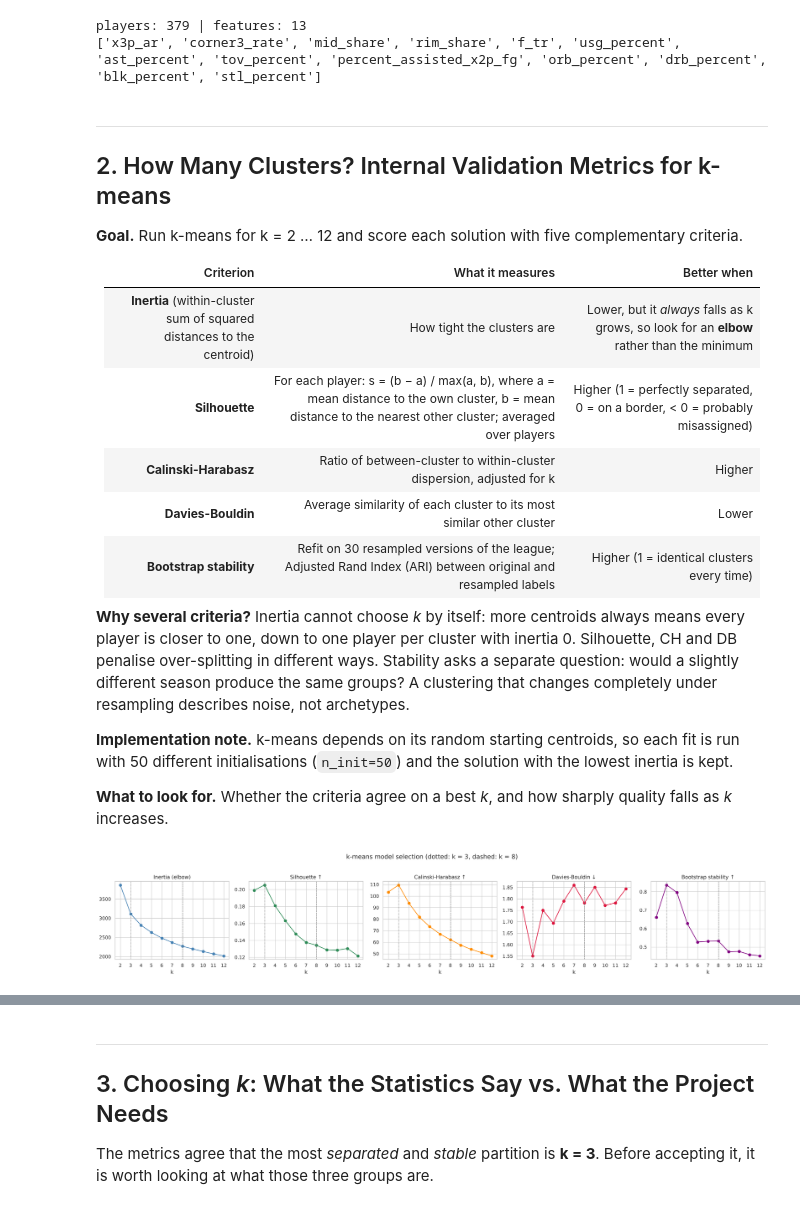
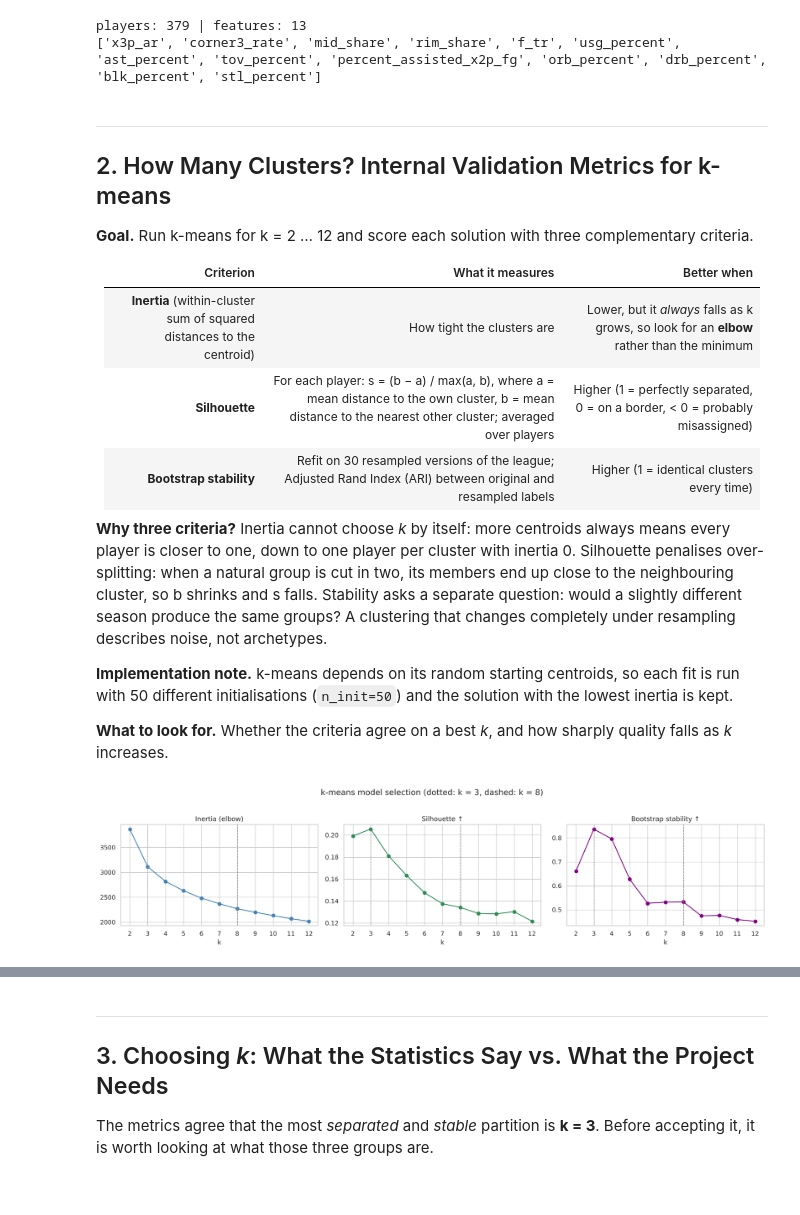
Before and after one commit to nirelkat/NBA_ModernAge_Position, a Jupyter notebook: notebooks/04_Clustering.ipynb, the cells around one changed output, grey strips where cells are left out. Saved outputs shown, nothing was run; the diff lists cells and outputs as text; code cells hidden in the pictures.

```diff
--- a/notebooks/04_Clustering.ipynb
+++ b/notebooks/04_Clustering.ipynb
@@ -81,18 +80,17 @@ players: 379 | features: 13
 ---
 ## 2. How Many Clusters? Internal Validation Metrics for k-means
 
-**Goal.** Run k-means for k = 2 … 12 and score each solution with five complementary criteria.
+**Goal.** Run k-means for k = 2 … 12 and score each solution with three complementary criteria.
 
 | Criterion | What it measures | Better when |
 |---|---|---|
 | **Inertia** (within-cluster sum of squared distances to the centroid) | How tight the clusters are | Lower, but it *always* falls as k grows, so look for an **elbow** rather than the minimum |
 | **Silhouette** | For each player: s = (b − a) / max(a, b), where a = mean distance to the own cluster, b = mean distance to the nearest other cluster; averaged over players | Higher (1 = perfectly separated, 0 = on a border, < 0 = probably misassigned) |
-| **Calinski-Harabasz** | Ratio of between-cluster to within-cluster dispersion, adjusted for k | Higher |
-| **Davies-Bouldin** | Average similarity of each cluster to its most similar other cluster | Lower |
 | **Bootstrap stability** | Refit on 30 resampled versions of the league; Adjusted Rand Index (ARI) between original and resampled labels | Higher (1 = identical clusters every time) |
 
-**Why several criteria?** Inertia cannot choose *k* by itself: more centroids always means every player is closer to
-one, down to one player per cluster with inertia 0. Silhouette, CH and DB penalise over-splitting in different ways.
+**Why three criteria?** Inertia cannot choose *k* by itself: more centroids always means every player is closer to
+one, down to one player per cluster with inertia 0. Silhouette penalises over-splitting: when a natural group is cut in two, its members end up close to the
+neighbouring cluster, so b shrinks and s falls.
 Stability asks a separate question: would a slightly different season produce the same groups? A clustering that
 changes completely under resampling describes noise, not archetypes.
 
@@ -103,32 +101,29 @@ initialisations (`n_init=50`) and the solution with the lowest inertia is kept.
 # %%
 K_RANGE = range(2, 13)
 rng = np.random.default_rng(SEED)
 rows, km_models = [], {}
 for k in K_RANGE:
     km = KMeans(n_clusters=k, n_init=50, random_state=SEED).fit(X)
     km_models[k] = km
     boot = []
     for b in range(30):
         idx = rng.choice(len(X), len(X), replace=True)
         boot.append(adjusted_rand_score(km.labels_, KMeans(n_clusters=k, n_init=10, random_state=b)
                                         .fit(X[idx]).predict(X)))
     rows.append({'k': k, 'inertia': km.inertia_, 'silhouette': silhouette_score(X, km.labels_),
-                 'calinski_harabasz': calinski_harabasz_score(X, km.labels_),
-                 'davies_bouldin': davies_bouldin_score(X, km.labels_),
                  'stability (bootstrap ARI)': np.mean(boot),
                  'cluster sizes': sorted(np.bincount(km.labels_), reverse=True)})
 metrics = pd.DataFrame(rows).set_index('k')
 
-fig, ax = plt.subplots(1, 5, figsize=(22, 4))
+fig, ax = plt.subplots(1, 3, figsize=(17, 4))
 spec = [('inertia', 'Inertia (elbow)', 'steelblue'), ('silhouette', 'Silhouette ↑', 'seagreen'),
-        ('calinski_harabasz', 'Calinski-Harabasz ↑', 'darkorange'), ('davies_bouldin', 'Davies-Bouldin ↓', 'crimson'),
         ('stability (bootstrap ARI)', 'Bootstrap stability ↑', 'purple')]
 for a, (col, title, c) in zip(ax, spec):
     a.plot(metrics.index, metrics[col], 'o-', color=c)
     a.axvline(3, color='grey', ls=':', lw=1); a.axvline(8, color='grey', ls='--', lw=1)
     a.set(title=title, xlabel='k', xticks=list(K_RANGE))
 plt.suptitle('k-means model selection (dotted: k = 3, dashed: k = 8)', y=1.03)
 plt.tight_layout(); plt.show()
 metrics.round(3)
 # %% [output]
-[figure, old version]
+[figure, new version]
```
Also changed, not shown: parts of 6 cells of this notebook, 1 other file.
